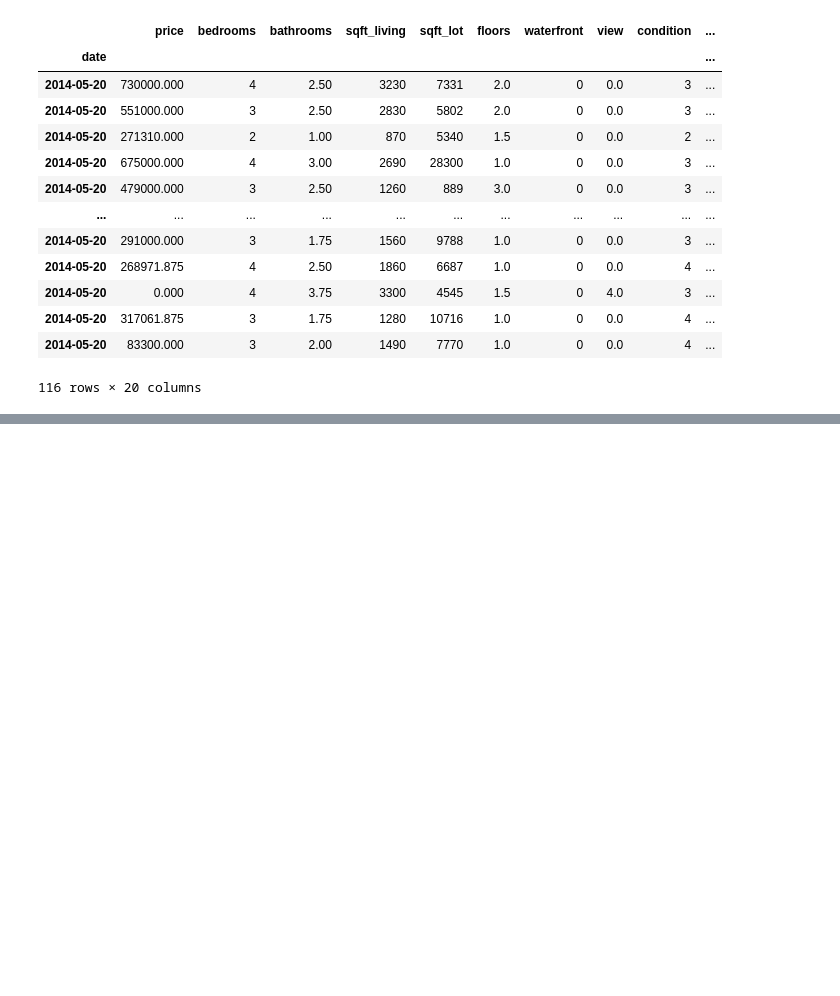
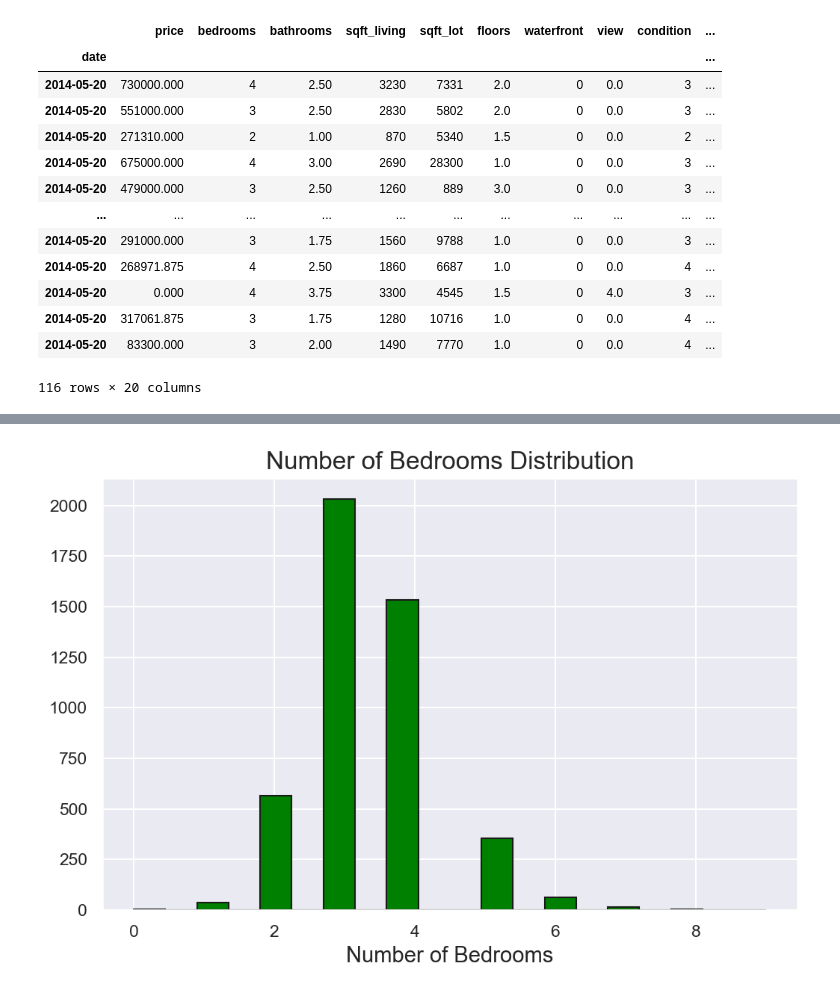
Before and after one commit to Kash1shTyagi/EDA-theory-DA, a Jupyter notebook: 21BDS0289.ipynb, the cells around one changed output, grey strips where cells are left out. Saved outputs shown, nothing was run; the diff lists cells and outputs as text; code cells hidden in the pictures; blank space fills up the shorter version.

```diff
--- a/21BDS0289.ipynb
+++ b/21BDS0289.ipynb
@@ -507,0 +555,9 @@ sns.boxplot(data=df, x='Weekday Name', y='sqft_lot')
+# %%
+plt.figure(figsize=(8,5))
+plt.title("Number of Bedrooms Distribution", fontsize=16)
+plt.xlabel("Number of Bedrooms", fontsize=14)
+plt.grid(True)
+plt.hist(df['bedrooms'], color='green', edgecolor='k', bins=20)
+plt.show()
+# %% [output]
+[figure, added]
```
Also changed, not shown: parts of 49 cells of this notebook.
